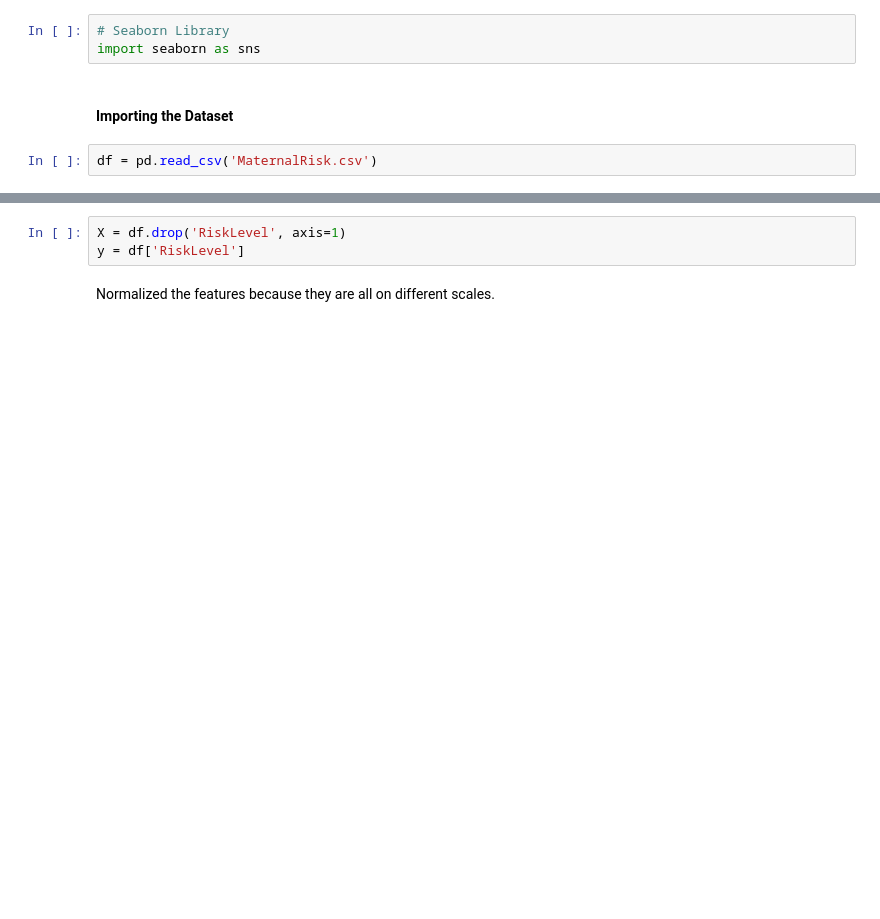
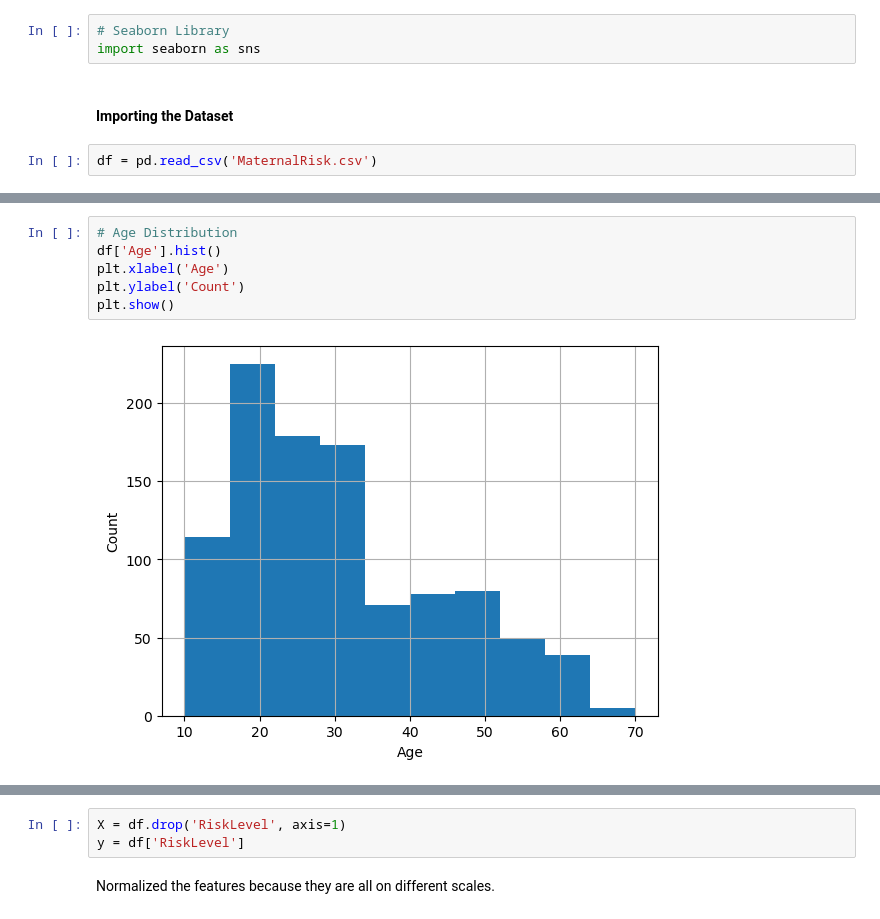
Before and after one commit to LilyyVogel/DS-Capstone-Project, a Jupyter notebook: CapstoneProject.ipynb, the cells around one changed output, grey strips where cells are left out. Cells and saved outputs as stored; diff of their text form; blank space fills up the shorter version.

```diff
--- a/CapstoneProject.ipynb
+++ b/CapstoneProject.ipynb
@@ -39,0 +55,8 @@ df = pd.read_csv('MaternalRisk.csv')
+# %%
+# Age Distribution
+df['Age'].hist()
+plt.xlabel('Age')
+plt.ylabel('Count')
+plt.show()
+# %% [output]
+[figure, added]
```
Also changed, not shown: parts of 11 cells of this notebook.
